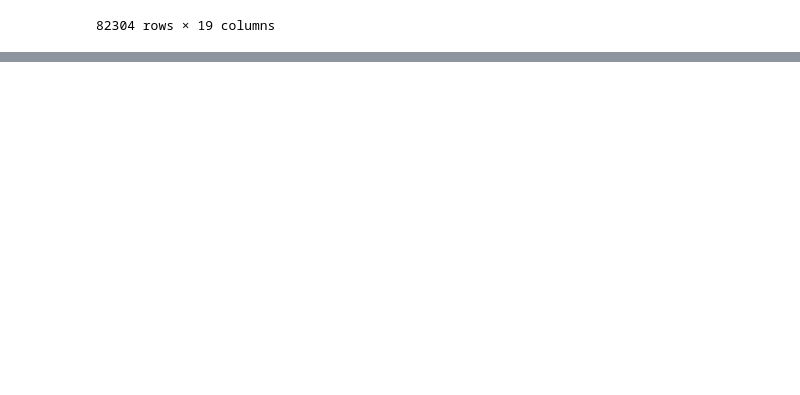
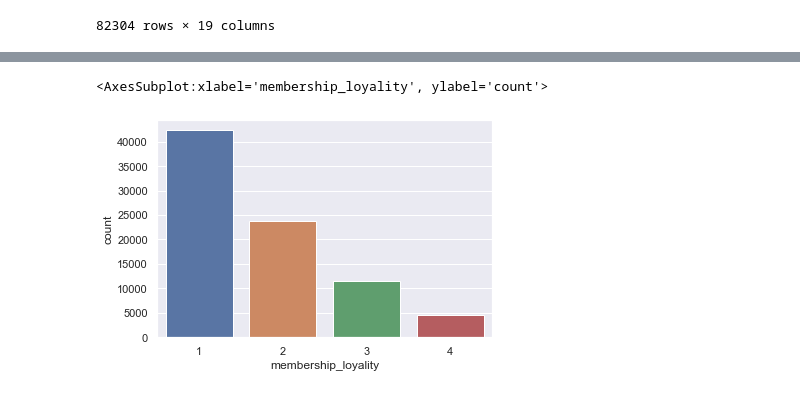
Before and after one commit to PyTcheu/Starbucks_Capstone, a Jupyter notebook: Starbucks_Capstone_notebook-Copy1.ipynb, the cells around one changed output, grey strips where cells are left out. Saved outputs shown, nothing was run; the diff lists cells and outputs as text; code cells hidden in the pictures; blank space fills up the shorter version.

```diff
--- a/Starbucks_Capstone_notebook-Copy1.ipynb
+++ b/Starbucks_Capstone_notebook-Copy1.ipynb
@@ -489,0 +515,5 @@ df_final
+# %%
+sns.countplot(x="membership_loyality", data=df_final)
+# %% [output]
+<AxesSubplot:xlabel='membership_loyality', ylabel='count'>
+[figure, added]
```
Also changed, not shown: parts of 50 cells of this notebook.
